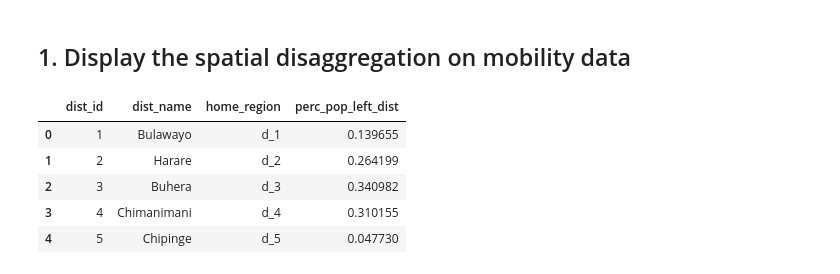
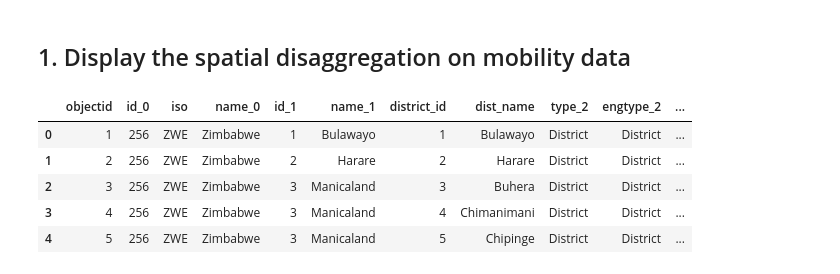
Before and after one commit to dime-worldbank/Disease-Modelling-SSA, a Jupyter notebook: notebooks/Descriptives on mobility vs. infection pre mission travel.ipynb, the cells around one changed output. Cells and saved outputs as stored; diff of their text form; code cells hidden in the pictures.

```diff
--- a/notebooks/Descriptives on mobility vs. infection pre mission travel.ipynb
+++ b/notebooks/Descriptives on mobility vs. infection pre mission travel.ipynb
@@ -25,18 +25,18 @@ from glob import glob
 # %%
 # set paths
 from os.path import isfile, join
-path = '/Users/sophieayling/Documents/GitHub/Disease-Modelling-SSA/data/preprocessed/mobility/New Files/'
+path = '/Users/sophieayling/Documents/GitHub/Disease-Modelling-SSA/data/'
 # %%
 
-mobile_i5 = pd.read_csv(path+'analysis/most_mobile_dists.csv', sep= ',')
+mobile_i5 = pd.read_csv(path+'analysis/mobility/perc_leave_weekly.csv', sep= ',')
 mobile_i5.head()
 # %% [output]
-|  | dist_id | dist_name | home_region | perc_pop_left_dist |
-| 0 | 1 | Bulawayo | d_1 | 0.139655 |
-| 1 | 2 | Harare | d_2 | 0.264199 |
-| 2 | 3 | Buhera | d_3 | 0.340982 |
-| 3 | 4 | Chimanimani | d_4 | 0.310155 |
-| 4 | 5 | Chipinge | d_5 | 0.047730 |
+|  | objectid | id_0 | iso | name_0 | id_1 | name_1 | district_id | dist_name | type_2 | engtype_2 | ... |
+| 0 | 1 | 256 | ZWE | Zimbabwe | 1 | Bulawayo | 1 | Bulawayo | District | District | ... |
+| 1 | 2 | 256 | ZWE | Zimbabwe | 2 | Harare | 2 | Harare | District | District | ... |
+| 2 | 3 | 256 | ZWE | Zimbabwe | 3 | Manicaland | 3 | Buhera | District | District | ... |
+| 3 | 4 | 256 | ZWE | Zimbabwe | 3 | Manicaland | 4 | Chimanimani | District | District | ... |
+| 4 | 5 | 256 | ZWE | Zimbabwe | 3 | Manicaland | 5 | Chipinge | District | District | ... |
 # %%
 #plot in order seaborn
 fig, ax = plt.subplots (figsize = (10, 15))
```
Also changed, not shown: parts of 15 cells of this notebook, 1 other file.
